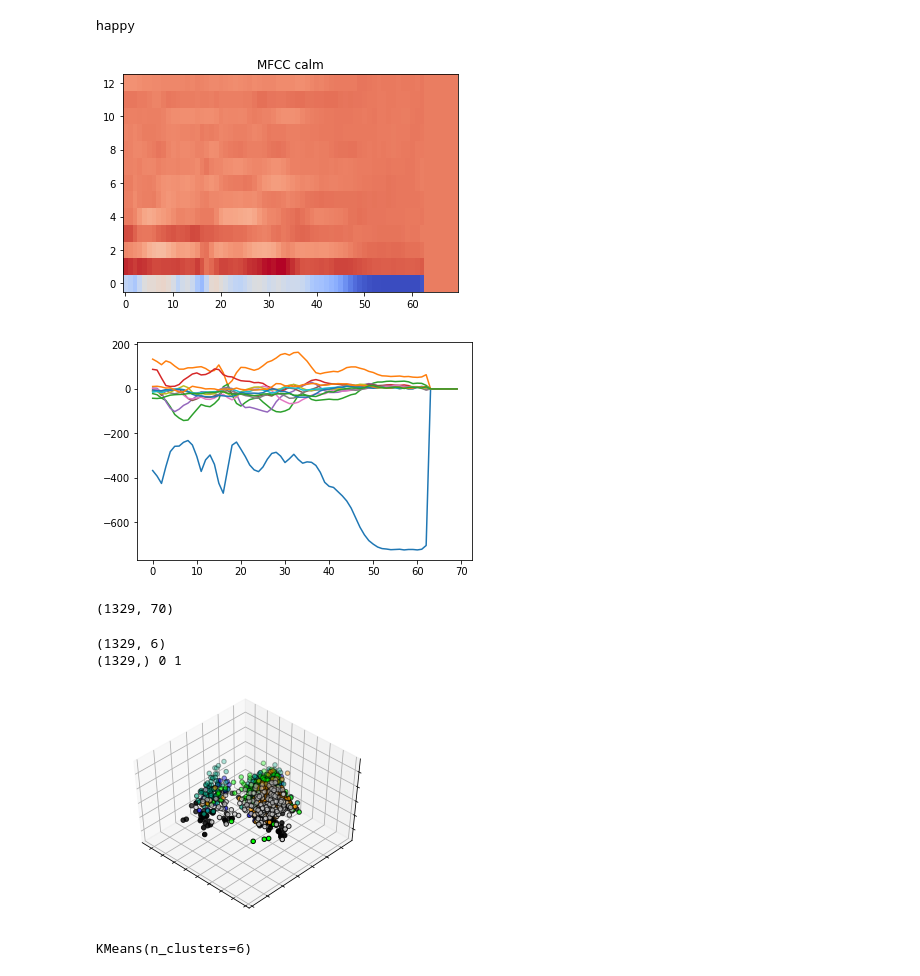
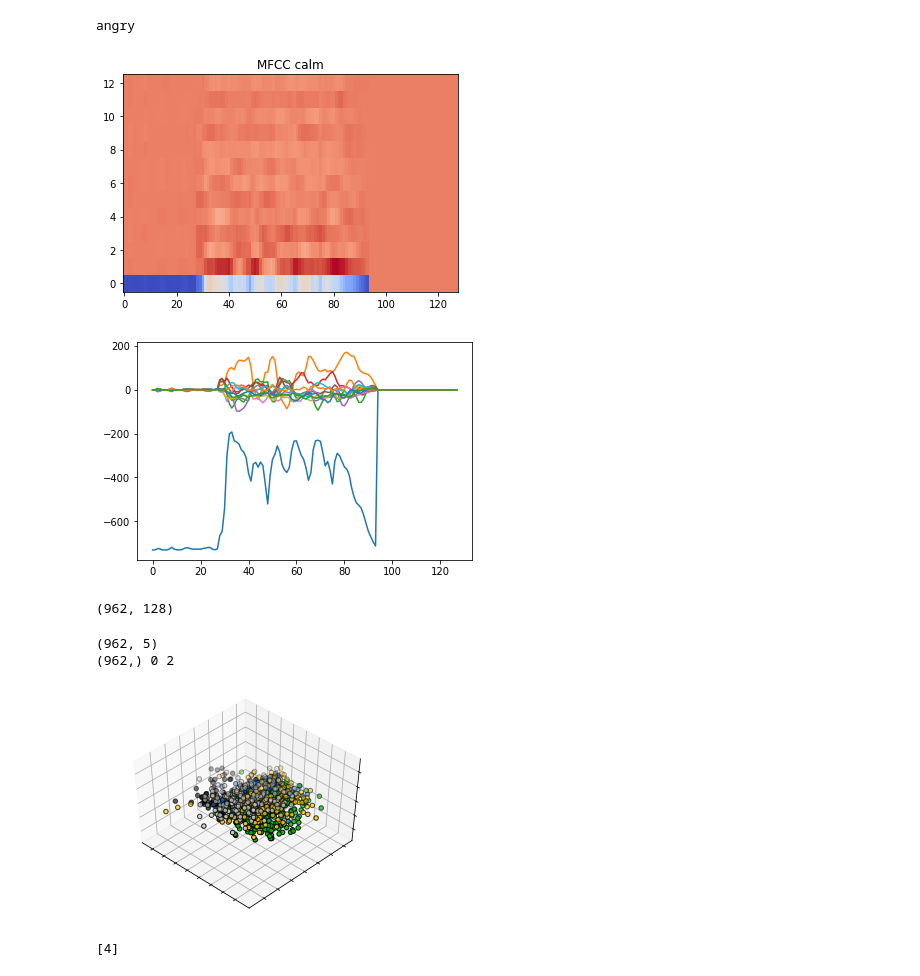
Before and after one commit to Faudil/sound-encoding-neural-network, a Jupyter notebook: Dataset exploration.ipynb, the cells around one changed output. Saved outputs shown, nothing was run; the diff lists cells and outputs as text; code cells hidden in the pictures.

```diff
--- a/Dataset exploration.ipynb
+++ b/Dataset exploration.ipynb
@@ -15,13 +17,16 @@ from src.VoiceModule import VoiceModule
 # %%
 # Here I setup pathes and variables
 folder_path = "../../data"
-emotion_list = ["calm", "happy", "angry", "fearful", "surprised", "sad"]
+emotion_list = ["calm", "happy", "angry", "fearful", "sad"]
 # This will be usefull to get the label name from the one_hot vector
 # The last argument is the classifier but we set it at none because we won't need one
 vm = VoiceModule("emotion", emotion_list, None)
 
 X_file = f"x_{'_'.join(emotion_list)}-{vm._name}.npy"
 Y_file = f"y_{'_'.join(emotion_list)}-{vm._name}.npy"
+
+X_savee_file = f"X_savee_{'_'.join(emotion_list)}-{vm._name}.npy"
+Y_savee_file = f"Y_savee_{'_'.join(emotion_list)}-{vm._name}.npy"
 # %%
 # Now we load the data
 """
@@ -31,6 +36,8 @@ Y_file = f"y_{'_'.join(emotion_list)}-{vm._name}.npy"
     ]]
 """
 X, Y = np.load(X_file), np.load(Y_file)
+
+X_savee, Y_savee = np.load(X_savee_file), np.load(Y_savee_file)
 # %%
 # Here we print one sample to see if everything is good
 mfcc_feat = X[0]
@@ -62,49 +69,53 @@ plt.show()
 plt.plot(mfcc_feat)
 plt.show()
 # %% [output]
-happy
+angry
-[figure, old version]
+[figure, new version]
-[figure, old version]
+[figure, new version]
 # %%
 # Now I will do a PCA on the data
 #To perform PCA
 X_mean = np.mean(X, axis=2)
+X_savee_mean = np.mean(X_savee, axis=2)
 print(X_mean.shape)
 pca = decomposition.PCA(n_components=2)
 pca.fit(X_mean)
 X_pca = pca.transform(X_mean)
 # %% [output]
-(1329, 70)
+(962, 128)
 # %%
 # Now we display it
 
 fig = plt.figure(1, figsize=(4, 3))
 plt.clf()
 ax = Axes3D(fig, rect=[0, 0, .95, 1], elev=48, azim=134)
 
 plt.cla()
 
 print(Y.shape)
 y = np.argmax(Y, axis=1)
+y_savee = np.argmax(Y_savee, axis=1)
 print(y.shape, y[0], y[400])
 # Reorder the labels to have colors matching the cluster results
 ax.scatter(X_pca[:, 0], X_pca[:, 1], c=y, cmap=plt.cm.nipy_spectral,
            edgecolor='k')
 
 ax.w_xaxis.set_ticklabels([])
 ax.w_yaxis.set_ticklabels([])
 ax.w_zaxis.set_ticklabels([])
 
 plt.show()
 # %% [output]
-(1329, 6)
-(1329,) 0 1
+(962, 5)
+(962,) 0 2
-[figure, old version]
+[figure, new version]
 # %%
 # Now I will do k-mean see if we can find some cluster
 
 
-kmeans = sklearn.cluster.KMeans(init='k-means++', n_clusters=6, n_init=10)
+kmeans = sklearn.cluster.KMeans(init='k-means++', n_clusters=5, n_init=10)
 kmeans.fit(X_mean)
+r = kmeans.predict([X_mean[0]])
+print(r)
 # %% [output]
-KMeans(n_clusters=6)
+[4]
```
Also changed, not shown: parts of 9 cells of this notebook, 5 other files.
